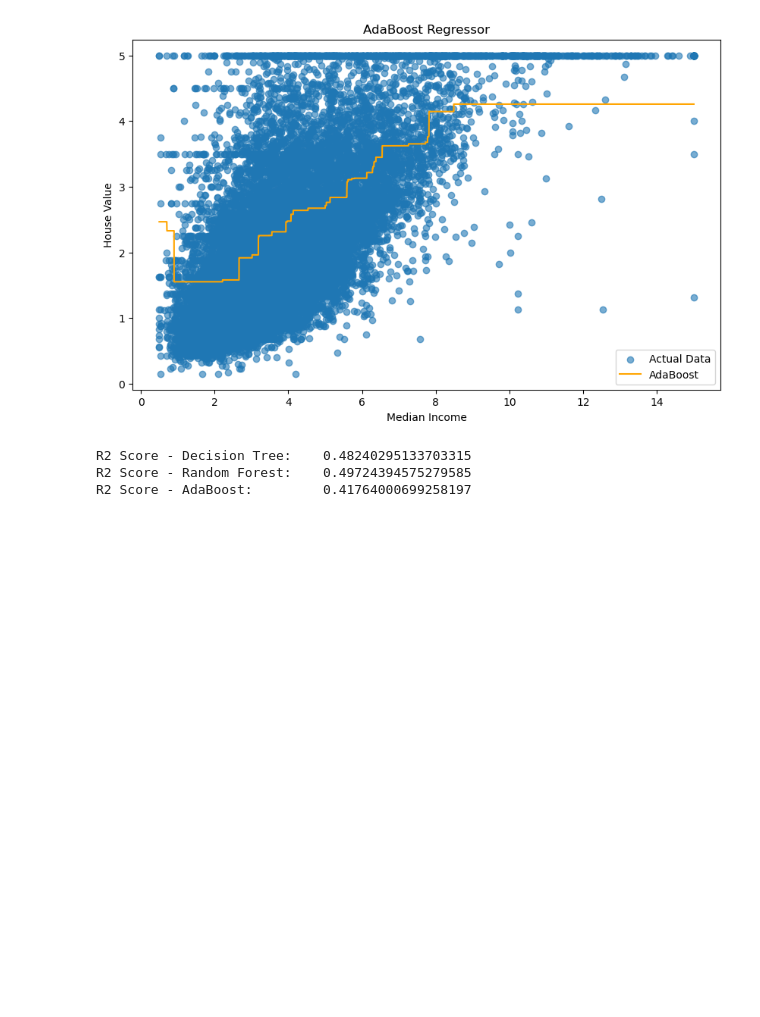
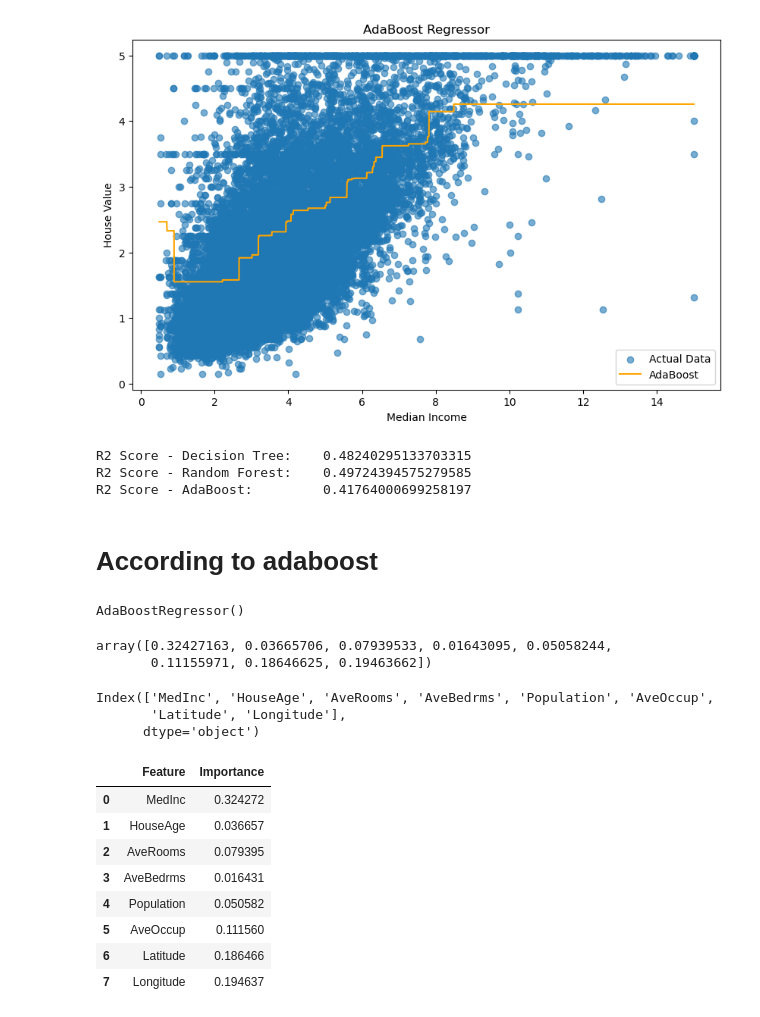
Before and after one commit to CHERUGAD/Machine_learning, a Jupyter notebook: polynomial.ipynb, the cells around one changed output. Saved outputs shown, nothing was run; the diff lists cells and outputs as text; code cells hidden in the pictures; blank space fills up the shorter version.

Commit message:
FOr non linear data  by using decision tree , Random Forest and the AdaBoost has sucessfully implimented

```diff
--- a/polynomial.ipynb
+++ b/polynomial.ipynb
@@ -204,3 +204,39 @@ print("R2 Score - AdaBoost:        ", r2_score(y, ada.predict(X)))
 R2 Score - Decision Tree:    0.48240295133703315
 R2 Score - Random Forest:    0.49724394575279585
 R2 Score - AdaBoost:         0.41764000699258197
+# %% [markdown]
+# According to adaboost
+# %%
+x = df1
+ada =AdaBoostRegressor()
+ada.fit(x, y)
+# %% [output]
+AdaBoostRegressor()
+# %%
+ada.feature_importances_
+# %% [output]
+array([0.32427163, 0.03665706, 0.07939533, 0.01643095, 0.05058244,
+       0.11155971, 0.18646625, 0.19463662])
+# %%
+df1.columns
+# %% [output]
+Index(['MedInc', 'HouseAge', 'AveRooms', 'AveBedrms', 'Population', 'AveOccup',
+       'Latitude', 'Longitude'],
+      dtype='object')
+# %%
+result = pd.DataFrame({
+    'Feature': df1.columns,
+    'Importance': ada.feature_importances_
+})
+# %%
+result
+# %% [output]
+|  | Feature | Importance |
+| 0 | MedInc | 0.324272 |
+| 1 | HouseAge | 0.036657 |
+| 2 | AveRooms | 0.079395 |
+| 3 | AveBedrms | 0.016431 |
+| 4 | Population | 0.050582 |
+| 5 | AveOccup | 0.111560 |
+| 6 | Latitude | 0.186466 |
+| 7 | Longitude | 0.194637 |
```
Also changed, not shown: parts of 2 cells of this notebook.
